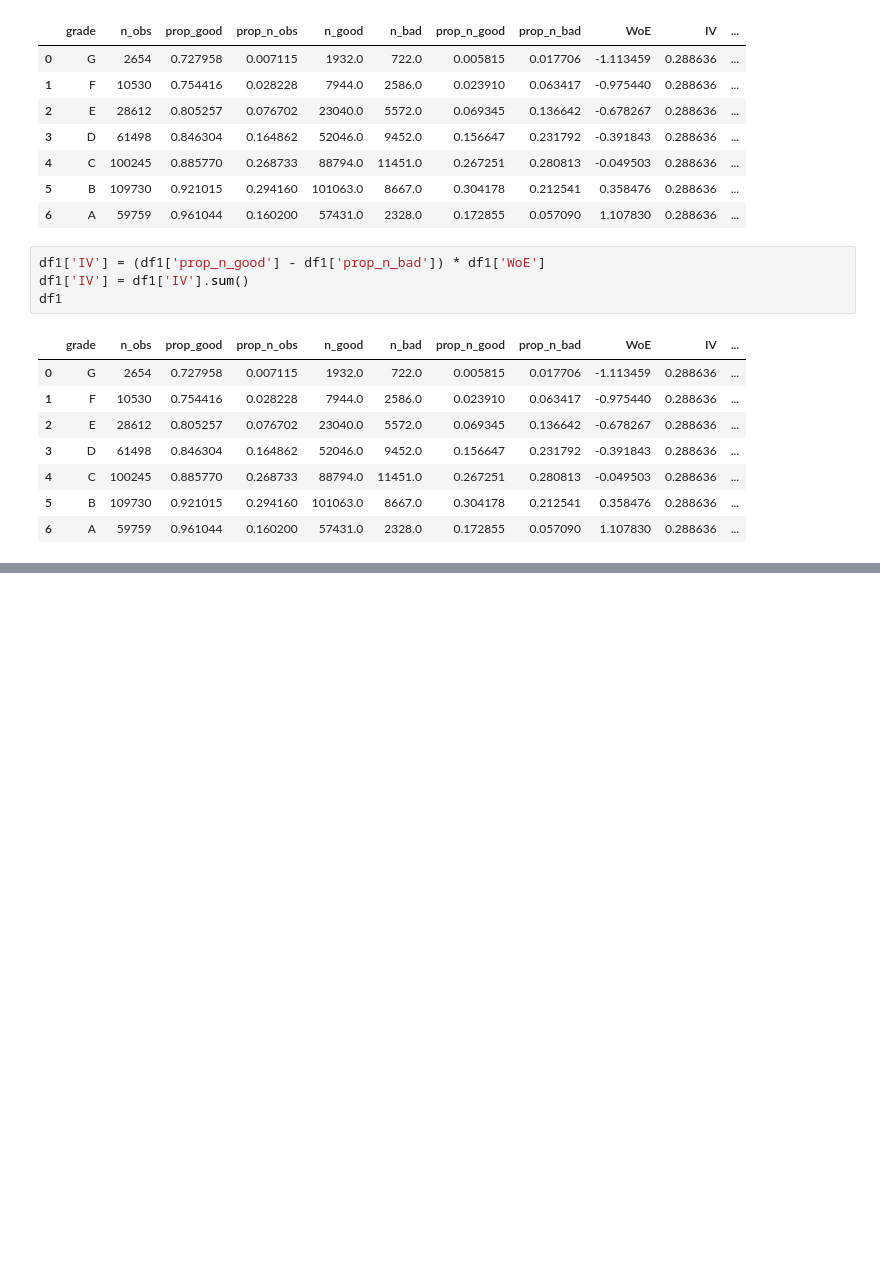
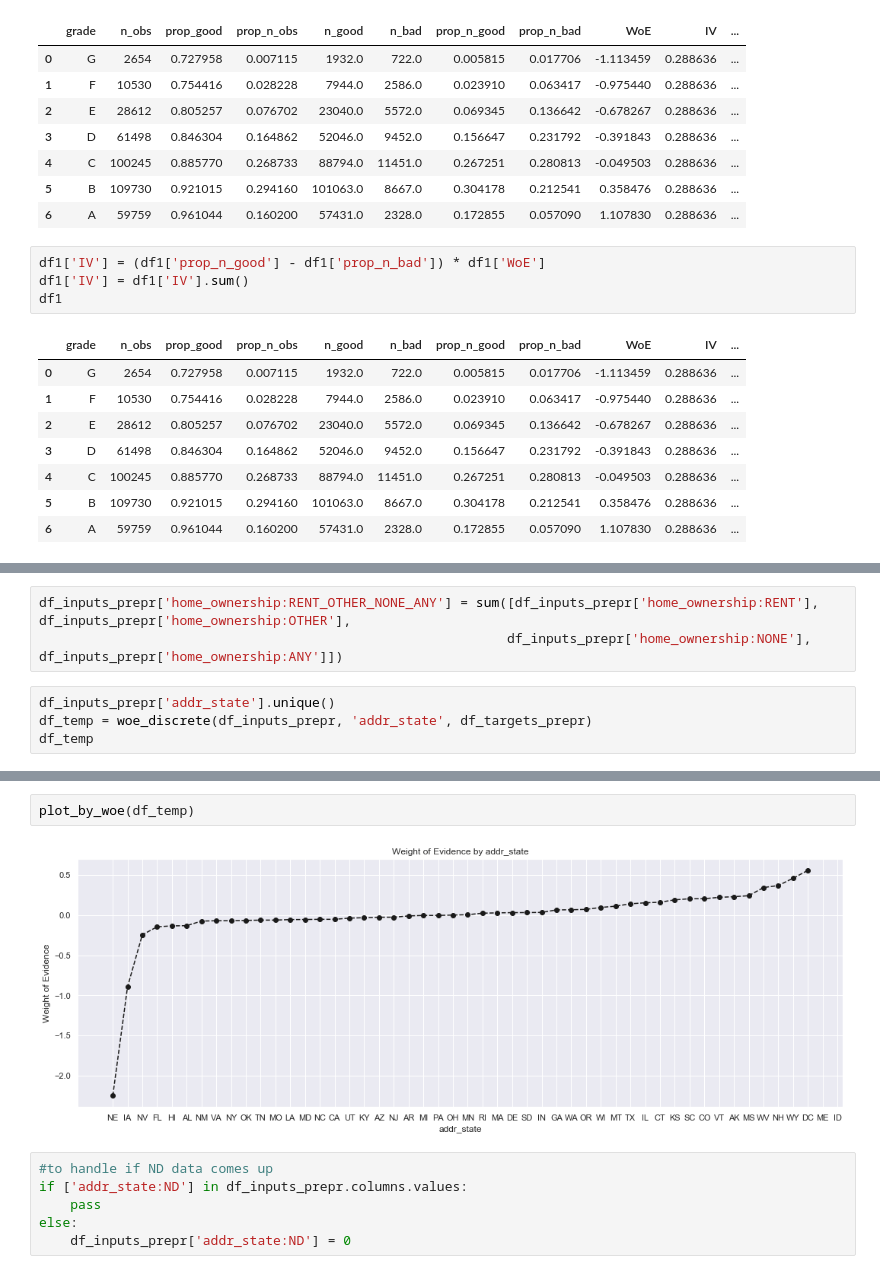
Before and after one commit to baillez/credit-risk-modelling, a Jupyter notebook: credit_risk_modelling.ipynb, the cells around one changed output, grey strips where cells are left out. Drawn from its saved outputs; the diff is of its cells as text; blank space fills up the shorter version.

```diff
--- a/credit_risk_modelling.ipynb
+++ b/credit_risk_modelling.ipynb
@@ -228,0 +282,7 @@ df1
+# %%
+df_inputs_prepr['home_ownership:RENT_OTHER_NONE_ANY'] = sum([df_inputs_prepr['home_ownership:RENT'], df_inputs_prepr['home_ownership:OTHER'],
+                                                            df_inputs_prepr['home_ownership:NONE'], df_inputs_prepr['home_ownership:ANY']])
+# %%
+df_inputs_prepr['addr_state'].unique()
+df_temp = woe_discrete(df_inputs_prepr, 'addr_state', df_targets_prepr)
+df_temp
@@ -228,0 +307,10 @@ df1
+# %%
+plot_by_woe(df_temp)
+# %% [output]
+[figure, added]
+# %%
+#to handle if ND data comes up
+if ['addr_state:ND'] in df_inputs_prepr.columns.values:
+    pass
+else:
+    df_inputs_prepr['addr_state:ND'] = 0
```
Also changed, not shown: parts of 21 cells of this notebook.
